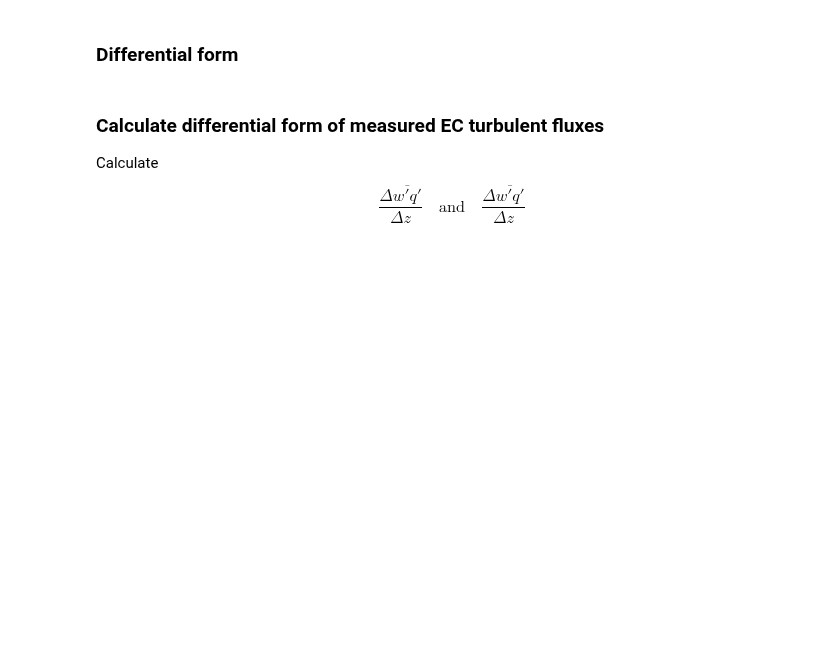
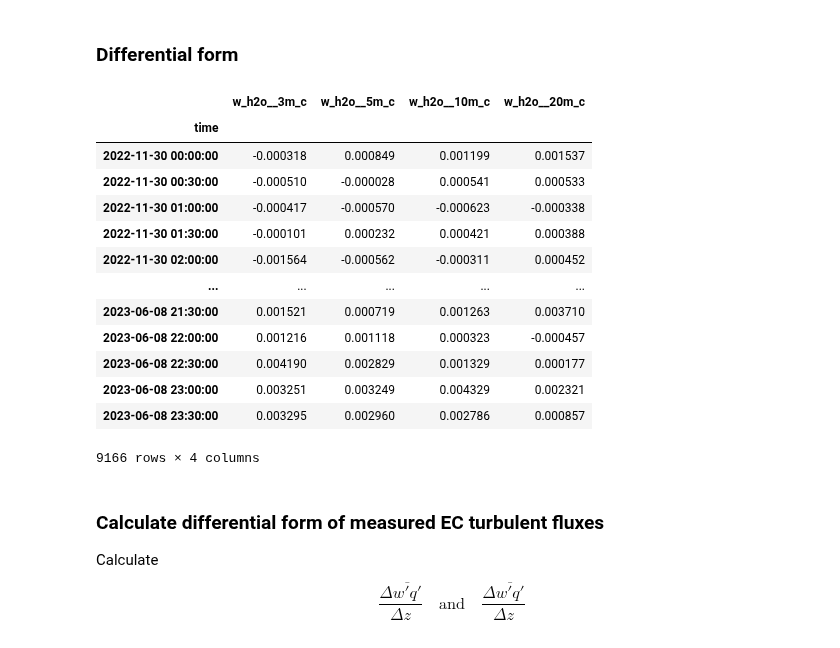
Before and after one commit to elischwat/sublimationofsnow, a Jupyter notebook: analysis/paper1/water_vapor_transport_fluxdivergencecombined.ipynb, the cells around one changed output. Drawn from its saved outputs; the diff is of its cells as text; code cells hidden in the pictures; blank space fills up the shorter version.

```diff
--- a/analysis/paper1/water_vapor_transport_fluxdivergencecombined.ipynb
+++ b/analysis/paper1/water_vapor_transport_fluxdivergencecombined.ipynb
@@ -2386,4 +2417,21 @@ kps_vert_complex_df = pd.DataFrame({
 # )
 # %% [markdown]
 ### Differential form
+# %%
+kps_vert_simple_df_3to10[['w_h2o__3m_c', 'w_h2o__5m_c', 'w_h2o__10m_c', 'w_h2o__20m_c']]
+# %% [output]
+|  | w_h2o__3m_c | w_h2o__5m_c | w_h2o__10m_c | w_h2o__20m_c |
+| time |  |  |  |  |
+| 2022-11-30 00:00:00 | -0.000318 | 0.000849 | 0.001199 | 0.001537 |
+| 2022-11-30 00:30:00 | -0.000510 | -0.000028 | 0.000541 | 0.000533 |
+| 2022-11-30 01:00:00 | -0.000417 | -0.000570 | -0.000623 | -0.000338 |
+| 2022-11-30 01:30:00 | -0.000101 | 0.000232 | 0.000421 | 0.000388 |
+| 2022-11-30 02:00:00 | -0.001564 | -0.000562 | -0.000311 | 0.000452 |
+| ... | ... | ... | ... | ... |
+| 2023-06-08 21:30:00 | 0.001521 | 0.000719 | 0.001263 | 0.003710 |
+| 2023-06-08 22:00:00 | 0.001216 | 0.001118 | 0.000323 | -0.000457 |
+| 2023-06-08 22:30:00 | 0.004190 | 0.002829 | 0.001329 | 0.000177 |
+| 2023-06-08 23:00:00 | 0.003251 | 0.003249 | 0.004329 | 0.002321 |
+| 2023-06-08 23:30:00 | 0.003295 | 0.002960 | 0.002786 | 0.000857 |
+9166 rows × 4 columns
 # %%
```
Also changed, not shown: parts of 51 cells of this notebook, 5 other files.
